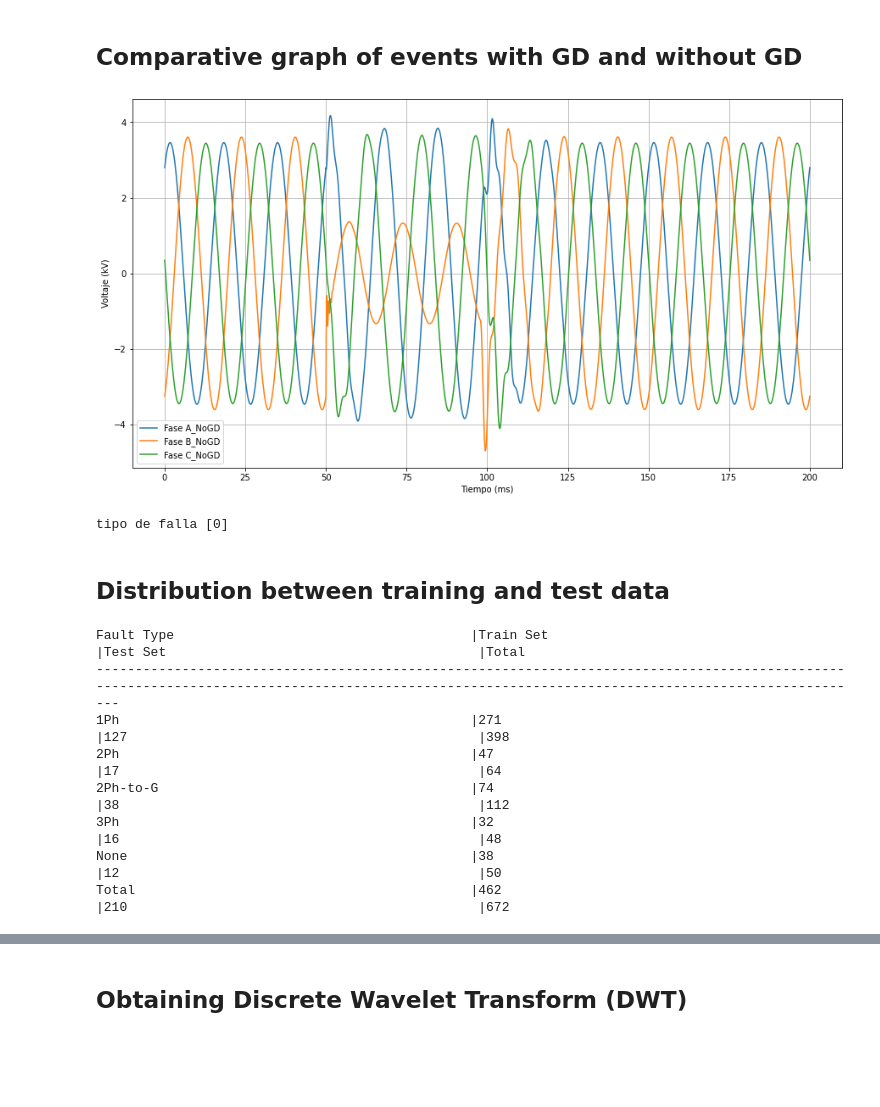
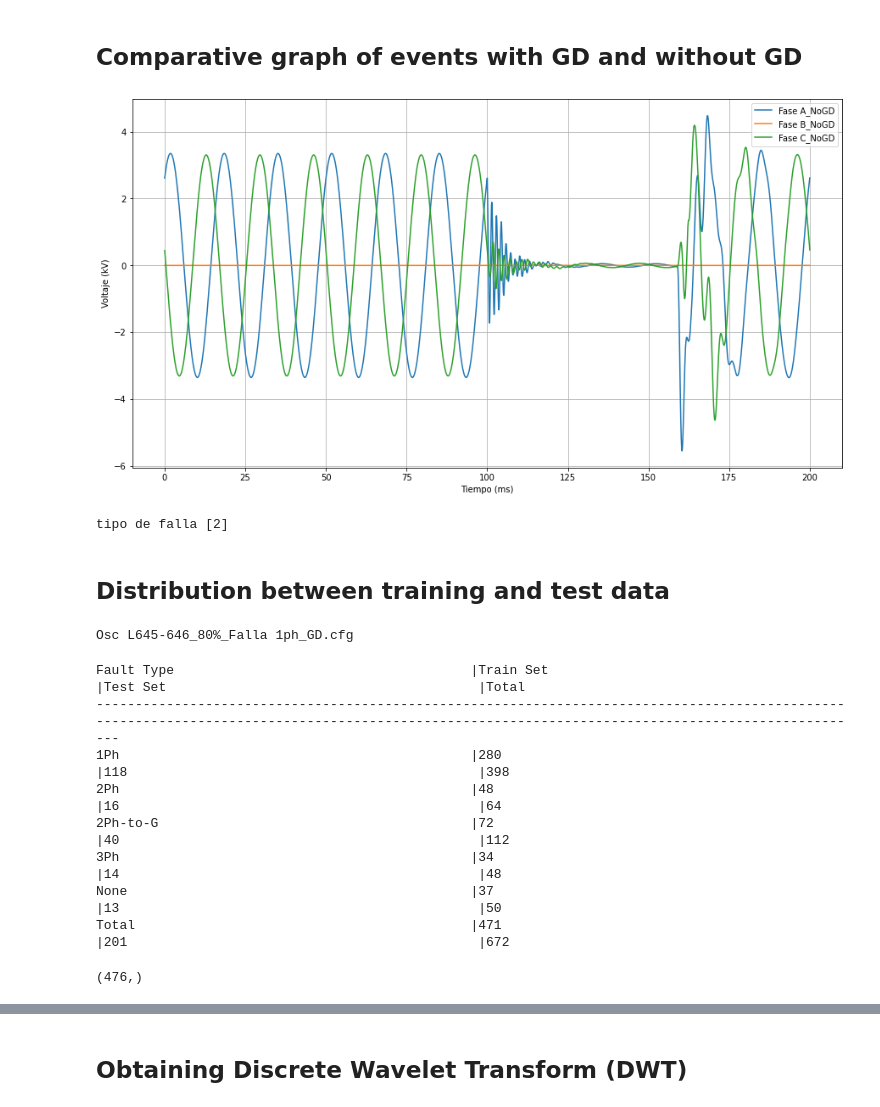
Before and after one commit to rickituri98/Fault_Classifier_CNN, a Jupyter notebook: Data_Handling.ipynb, the cells around one changed output, grey strips where cells are left out. Cells and saved outputs as stored; diff of their text form; code cells hidden in the pictures; blank space fills up the shorter version.

```diff
--- a/Data_Handling.ipynb
+++ b/Data_Handling.ipynb
@@ -504,24 +508,28 @@ Ch_curves_L684 = {"2-ph":[loc2ph, mag2ph], "2-phG":[loc2gph, mag2gph], "1-ph":[l
 ## Comparative graph of events with GD and without GD
 # %%
 plt.figure(figsize=(15,8))
-plt.plot(1000*signals_NOGD[0].get("time"), signals_NOGD[162].get("A"))
-plt.plot(1000*signals_NOGD[0].get("time"), signals_NOGD[162].get("B"))
-plt.plot(1000*signals_NOGD[0].get("time"), signals_NOGD[162].get("C"))
+plt.plot(1000*signals_NOGD[0].get("time"), signals_NOGD[32].get("A"))
+plt.plot(1000*signals_NOGD[0].get("time"), signals_NOGD[32].get("B"))
+plt.plot(1000*signals_NOGD[0].get("time"), signals_NOGD[32].get("C"))
 #plt.plot(1000*signals_GD[2].get("time"), signals_GD[205].get("A"))
 #plt.plot(1000*signals_GD[2].get("time"), signals_GD[10].get("B"))
 #plt.plot(1000*signals_GD[2].get("time"), signals_GD[10].get("C"))
 plt.legend(["Fase A_NoGD", "Fase B_NoGD", "Fase C_NoGD"])#, "Fase A_GD", "Fase B_GD", "Fase C_GD"])
 plt.xlabel("Tiempo (ms)")
 plt.ylabel("Voltaje (kV)")
 plt.grid()
 plt.show()
 #ph_1, ph_2, ph_2G, ph_3, noF = 0, 1, 2, 3, 4
-print('tipo de falla',f_catNOGD[162])
+print('tipo de falla',f_catNOGD[32])
 # %% [output]
-[figure, old version]
+[figure, new version]
-tipo de falla [0]
+tipo de falla [2]
 # %% [markdown]
 ## Distribution between training and test data
+# %%
+pos_inputs = np.arange(0,len(Total_id_files), 1)
+# %% [output]
+Osc L645-646_80%_Falla 1ph_GD.cfg
 # %%
 def get_train_test(y_col, x_col, ratio):
     """
@@ -536,7 +544,7 @@ def get_train_test(y_col, x_col, ratio):
     X_test = x_col[~mask]
     return X_train, Y_train, X_test, Y_test
 
-X_train, Y_train, X_test, Y_test = get_train_test(Total_faults_ids, Total_signals, 0.7) ## First model
+X_train, Y_train, X_test, Y_test = get_train_test(Total_faults_ids, pos_inputs, 0.7) ## First model
 XC_train, YC_train, XC_test, YC_test = get_train_test(Total_faults_types, Total_signals, 0.7) ## Conv Model
 
 def Table_Set(X_train, Y_train, X_test, Y_test):
@@ -556,9 +564,13 @@ Table_Set(X_train, Y_train, X_test, Y_test)
 # %% [output]
 Fault Type                                      |Train Set                                       |Test Set                                        |Total
 ---------------------------------------------------------------------------------------------------------------------------------------------------------------------------------------------------
-1Ph                                             |271                                             |127                                             |398
-2Ph                                             |47                                              |17                                              |64
-2Ph-to-G                                        |74                                              |38                                              |112
-3Ph                                             |32                                              |16                                              |48
-None                                            |38                                              |12                                              |50
-Total                                           |462                                             |210                                             |672
+1Ph                                             |280                                             |118                                             |398
+2Ph                                             |48                                              |16                                              |64
+2Ph-to-G                                        |72                                              |40                                              |112
+3Ph                                             |34                                              |14                                              |48
+None                                            |37                                              |13                                              |50
+Total                                           |471                                             |201                                             |672
+# %%
+print(XC_train.shape)
+# %% [output]
+(476,)
```
Also changed, not shown: parts of 10 cells of this notebook.
